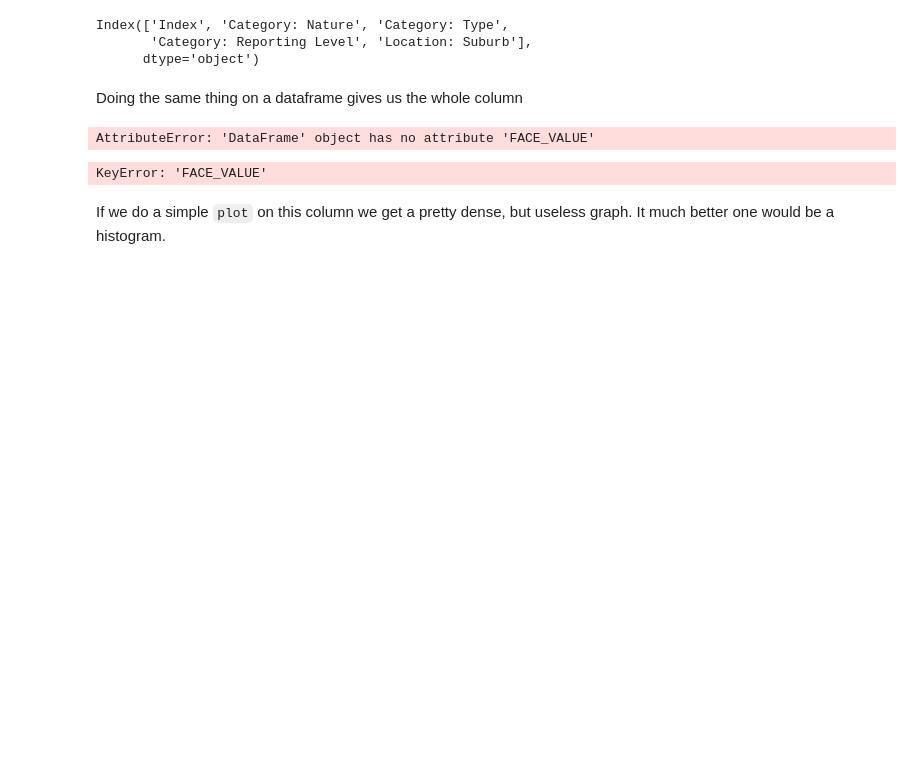
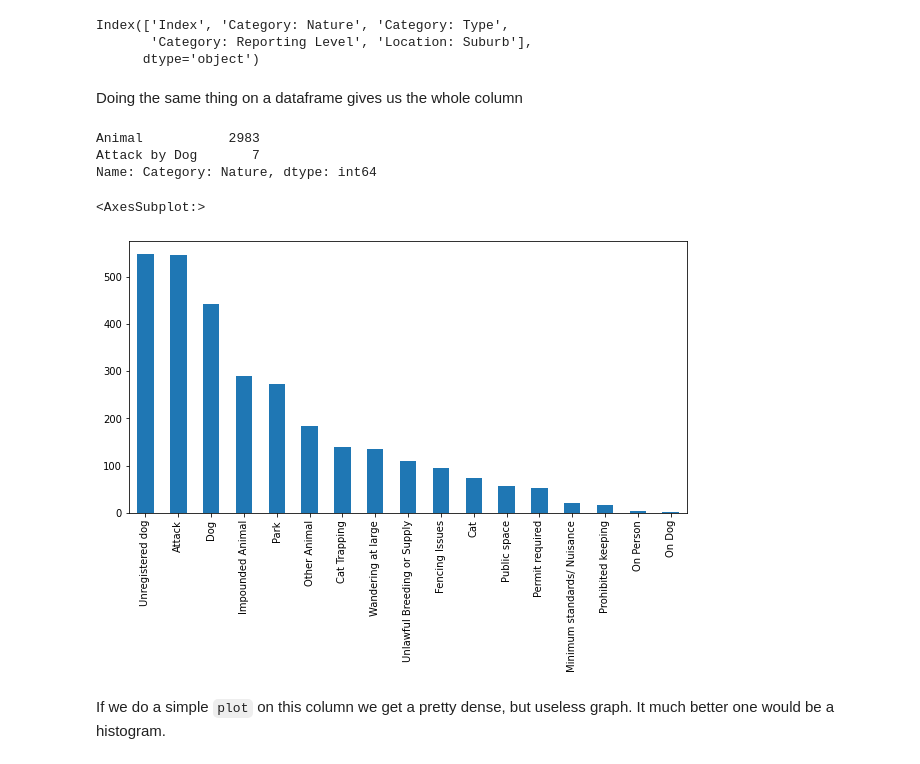
Before and after one commit to sandysoe/data_project_2023, a Jupyter notebook: basic_pandas 2.ipynb, the cells around one changed output. Cells and saved outputs as stored; diff of their text form; code cells hidden in the pictures; blank space fills up the shorter version.

```diff
--- a/basic_pandas 2.ipynb
+++ b/basic_pandas 2.ipynb
@@ -100,14 +100,17 @@ Index(['Index', 'Category: Nature', 'Category: Type',
       dtype='object')
 # %% [markdown]
 Doing the same thing on a dataframe gives us the whole column
-# %%
-animal_data.FACE_VALUE
-# %% [output]
-AttributeError: 'DataFrame' object has no attribute 'FACE_VALUE'
-# %%
-animal_data["FACE_VALUE"].plot()
-# %% [output]
-KeyError: 'FACE_VALUE'
+# %%
+animal_df["Category: Nature"].value_counts()
+# %% [output]
+Animal           2983
+Attack by Dog       7
+Name: Category: Nature, dtype: int64
+# %%
+animal_df["Category: Type"].value_counts().plot(kind="bar")
+# %% [output]
+<AxesSubplot:>
+[figure, added]
 # %% [markdown]
 If we do a simple `plot` on this column we get a pretty dense, but useless graph. It much better one would be a histogram.
 # %%
```
Also changed, not shown: parts of 5 cells of this notebook.
